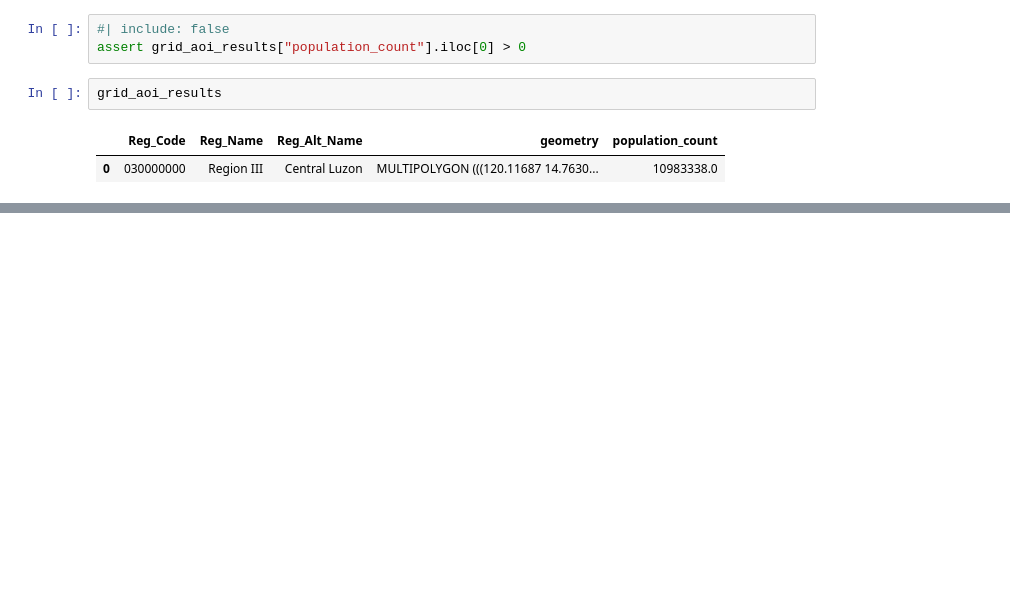
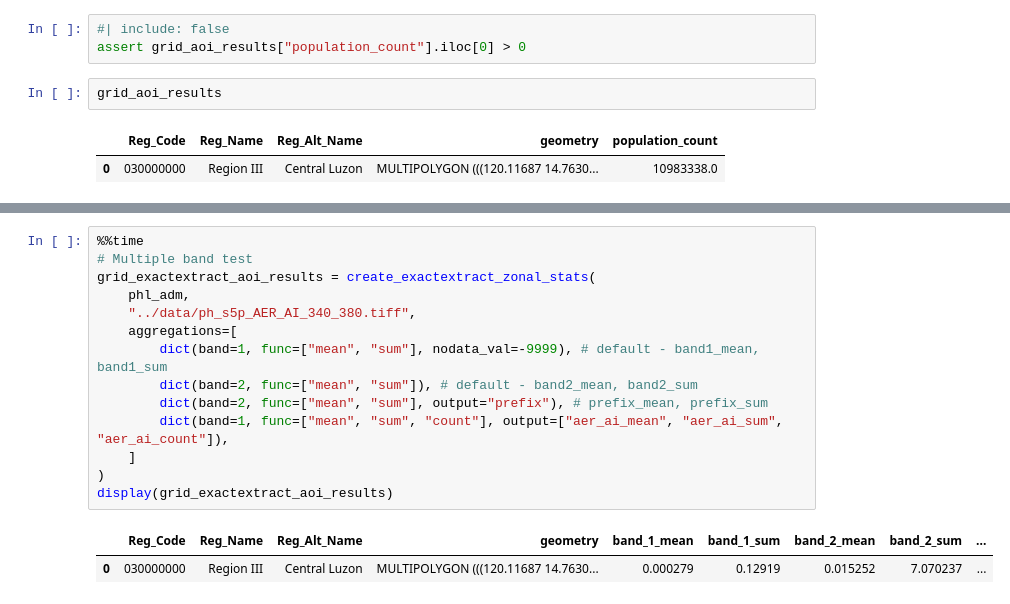
Before and after one commit to thinkingmachines/geowrangler, a Jupyter notebook: notebooks/03_raster_zonal_stats.ipynb, the cells around one changed output, grey strips where cells are left out. Saved outputs shown, nothing was run; the diff lists cells and outputs as text; blank space fills up the shorter version.

```diff
--- a/notebooks/03_raster_zonal_stats.ipynb
+++ b/notebooks/03_raster_zonal_stats.ipynb
@@ -260,0 +442,17 @@ grid_aoi_results
+# %%
+%%time
+# Multiple band test
+grid_exactextract_aoi_results = create_exactextract_zonal_stats(
+    phl_adm,
+    "../data/ph_s5p_AER_AI_340_380.tiff",
+    aggregations=[
+        dict(band=1, func=["mean", "sum"], nodata_val=-9999), # default - band1_mean, band1_sum
+        dict(band=2, func=["mean", "sum"]), # default - band2_mean, band2_sum
+        dict(band=2, func=["mean", "sum"], output="prefix"), # prefix_mean, prefix_sum
+        dict(band=1, func=["mean", "sum", "count"], output=["aer_ai_mean", "aer_ai_sum", "aer_ai_count"]),
+    ]
+)
+display(grid_exactextract_aoi_results)
+# %% [output]
+|  | Reg_Code | Reg_Name | Reg_Alt_Name | geometry | band_1_mean | band_1_sum | band_2_mean | band_2_sum | ... |
+| 0 | 030000000 | Region III | Central Luzon | MULTIPOLYGON (((120.11687 14.7630... | 0.000279 | 0.12919 | 0.015252 | 7.070237 | ... |
```
Also changed, not shown: parts of 13 cells of this notebook, 3 other files.
